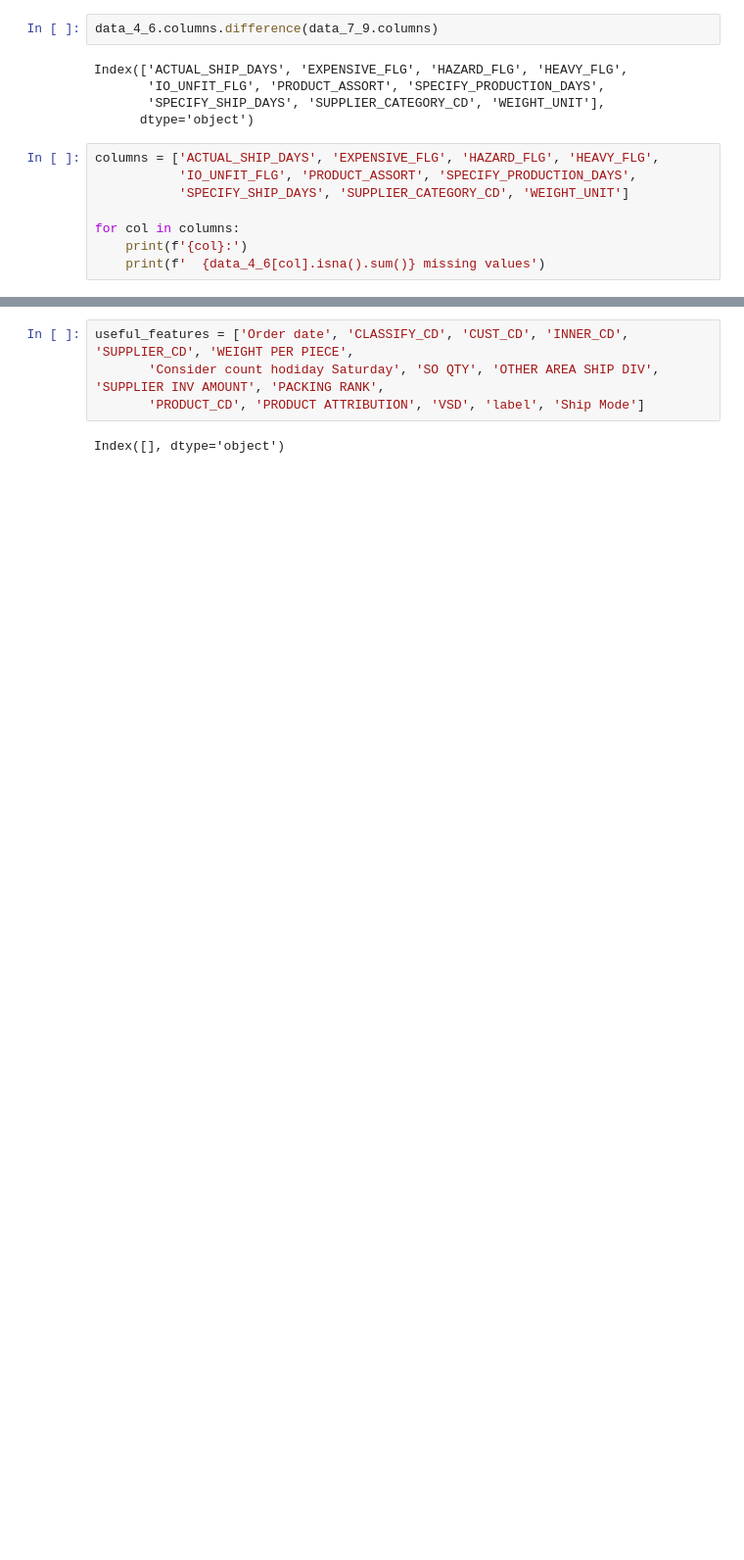
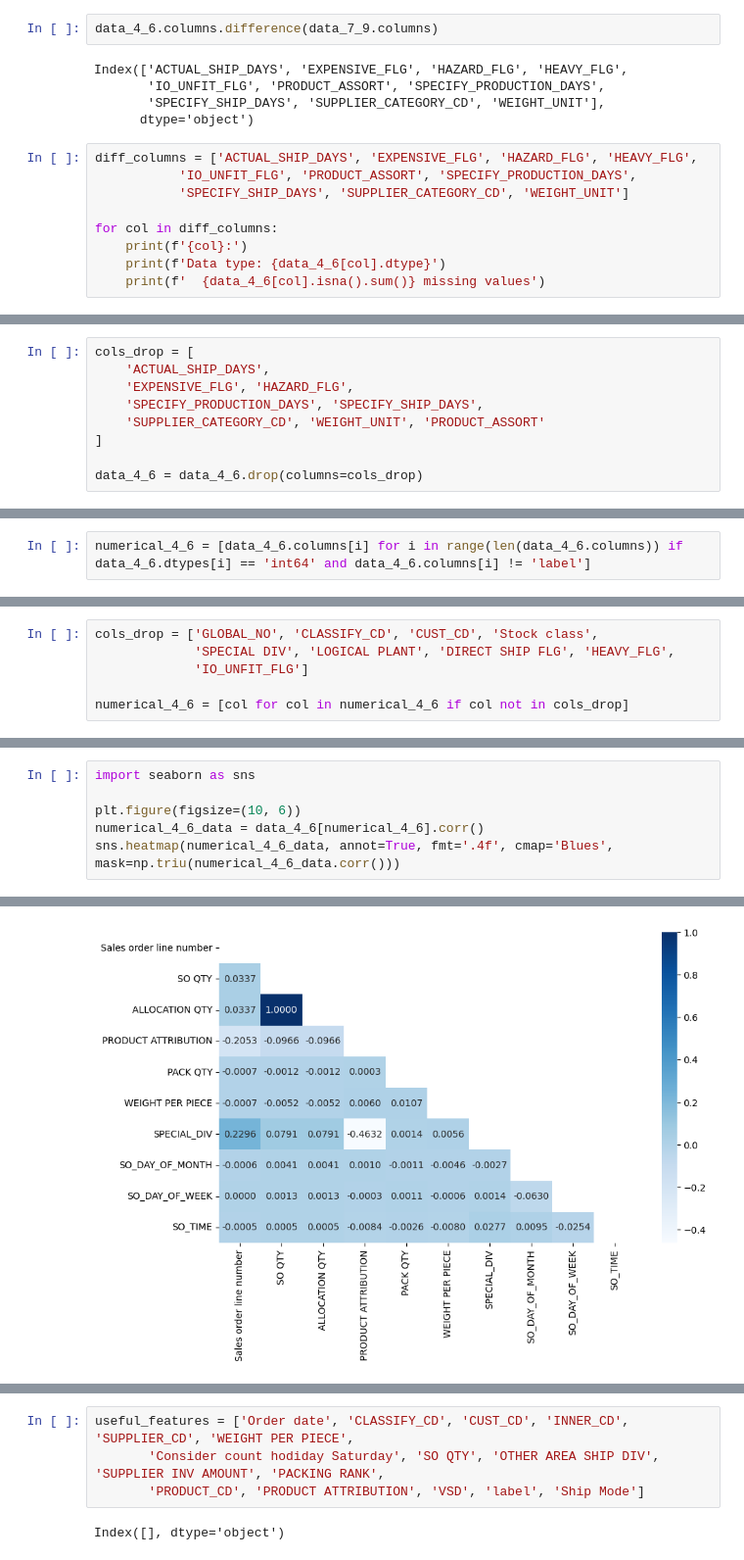
Before and after one commit to tuikhongtenbo/Python_ML, a Jupyter notebook: BaitapDS108/Lab 4/Lab 4.ipynb, the cells around one changed output, grey strips where cells are left out. Shown at 98% size. Drawn from its saved outputs; the diff is of its cells as text; blank space fills up the shorter version.

```diff
--- a/BaitapDS108/Lab 4/Lab 4.ipynb
+++ b/BaitapDS108/Lab 4/Lab 4.ipynb
@@ -136,12 +195,13 @@ Index(['ACTUAL_SHIP_DAYS', 'EXPENSIVE_FLG', 'HAZARD_FLG', 'HEAVY_FLG',
        'SPECIFY_SHIP_DAYS', 'SUPPLIER_CATEGORY_CD', 'WEIGHT_UNIT'],
       dtype='object')
 # %%
-columns = ['ACTUAL_SHIP_DAYS', 'EXPENSIVE_FLG', 'HAZARD_FLG', 'HEAVY_FLG',
+diff_columns = ['ACTUAL_SHIP_DAYS', 'EXPENSIVE_FLG', 'HAZARD_FLG', 'HEAVY_FLG',
            'IO_UNFIT_FLG', 'PRODUCT_ASSORT', 'SPECIFY_PRODUCTION_DAYS',
            'SPECIFY_SHIP_DAYS', 'SUPPLIER_CATEGORY_CD', 'WEIGHT_UNIT']
 
-for col in columns:
+for col in diff_columns:
     print(f'{col}:')
+    print(f'Data type: {data_4_6[col].dtype}')
     print(f'  {data_4_6[col].isna().sum()} missing values')
 # %% [output]
 ACTUAL_SHIP_DAYS:
@@ -181,0 +268,9 @@ data_4_6 = data_4_6.drop(columns=cols_drop)
+# %%
+cols_drop = [
+    'ACTUAL_SHIP_DAYS',
+    'EXPENSIVE_FLG', 'HAZARD_FLG',
+    'SPECIFY_PRODUCTION_DAYS', 'SPECIFY_SHIP_DAYS',
+    'SUPPLIER_CATEGORY_CD', 'WEIGHT_UNIT', 'PRODUCT_ASSORT'
+]
+
+data_4_6 = data_4_6.drop(columns=cols_drop)
@@ -181,0 +295,2 @@ data_4_6 = data_4_6.drop(columns=cols_drop)
+# %%
+numerical_4_6 = [data_4_6.columns[i] for i in range(len(data_4_6.columns)) if data_4_6.dtypes[i] == 'int64' and data_4_6.columns[i] != 'label']
@@ -181,0 +322,6 @@ data_4_6 = data_4_6.drop(columns=cols_drop)
+# %%
+cols_drop = ['GLOBAL_NO', 'CLASSIFY_CD', 'CUST_CD', 'Stock class',
+             'SPECIAL DIV', 'LOGICAL PLANT', 'DIRECT SHIP FLG', 'HEAVY_FLG',
+             'IO_UNFIT_FLG']
+
+numerical_4_6 = [col for col in numerical_4_6 if col not in cols_drop]
@@ -181,0 +341,7 @@ data_4_6 = data_4_6.drop(columns=cols_drop)
+# %%
+import seaborn as sns
+
+plt.figure(figsize=(10, 6))
+numerical_4_6_data = data_4_6[numerical_4_6].corr()
+sns.heatmap(numerical_4_6_data, annot=True, fmt='.4f', cmap='Blues', mask=np.triu(numerical_4_6_data.corr()))
+# %% [output]
@@ -181,0 +349 @@ data_4_6 = data_4_6.drop(columns=cols_drop)
+[figure, added]
```
Also changed, not shown: parts of 69 cells of this notebook.
